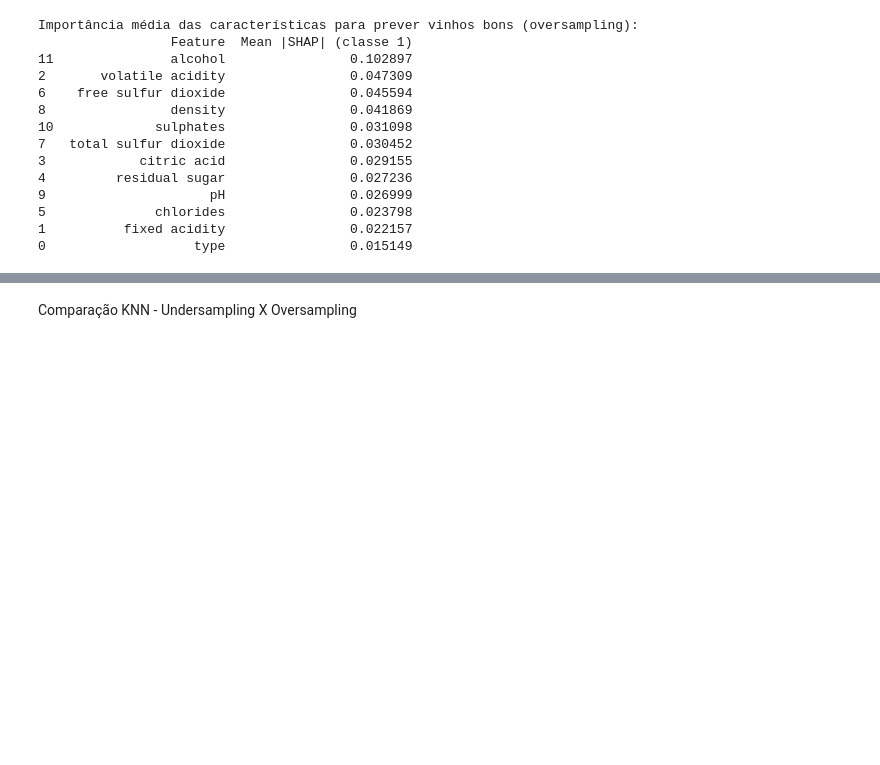
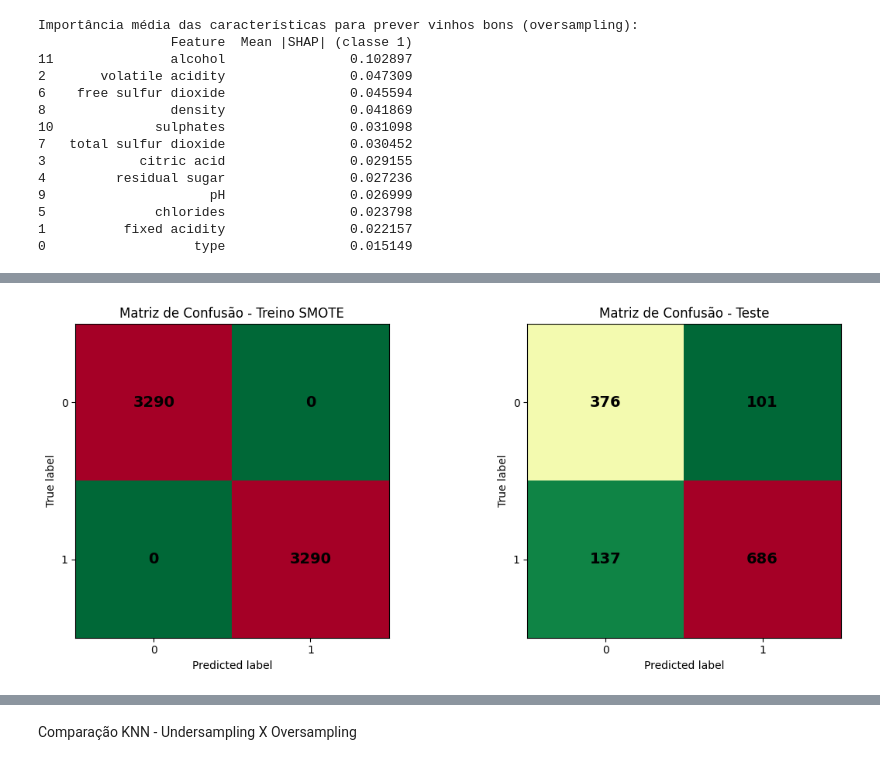
Before and after one commit to BMateusSs/Projeto-PSI3, a Jupyter notebook: knn_wine_quality.ipynb, the cells around one changed output, grey strips where cells are left out. Cells and saved outputs as stored; diff of their text form; code cells hidden in the pictures; blank space fills up the shorter version.

```diff
--- a/knn_wine_quality.ipynb
+++ b/knn_wine_quality.ipynb
@@ -521,0 +524,7 @@ Importância média das características para prever vinhos bons (oversampling):
+# %%
+# Balanceamento com SMOTE
+from imblearn.over_sampling import SMOTE
+smote = SMOTE(random_state=42)
+X_train_smote, y_train_smote = smote.fit_resample(X_train, y_train)
+print(f'\nAntes do SMOTE, treino tem {np.bincount(y_train)}')
+print(f'Depois do SMOTE, treino tem {np.bincount(y_train_smote)}')
@@ -521,0 +534,10 @@ Importância média das características para prever vinhos bons (oversampling):
+# %%
+# Normalização dos dados (fit no treino balanceado, aplicando em treino e teste)
+scaler = StandardScaler()
+X_train_smote_scaled = scaler.fit_transform(X_train_smote)
+X_test_scaled = scaler.transform(X_test)
+# %%
+# Ajuste de Hiperparâmetros com Cross-validation
+grid.fit(X_train_smote_scaled, y_train_smote)
+print("\nMelhores parâmetros encontrados (com SMOTE):", grid.best_params_)
+best_knn_smote = grid.best_estimator_
@@ -521,0 +610,25 @@ Importância média das características para prever vinhos bons (oversampling):
+# %%
+# Matrizes de Confusão para SMOTE
+fig, axes = plt.subplots(1, 2, figsize=(12, 5))
+
+ConfusionMatrixDisplay.from_estimator(
+    best_knn_smote, X_train_smote_scaled, y_train_smote,
+    ax=axes[0],
+    cmap='RdYlGn_r',
+    colorbar=False
+)
+axes[0].set_title("Matriz de Confusão - Treino SMOTE")
+
+ConfusionMatrixDisplay.from_estimator(
+    best_knn_smote, X_test_scaled, y_test,
+    ax=axes[1],
+    cmap='RdYlGn_r',
+    colorbar=False
+)
+axes[1].set_title("Matriz de Confusão - Teste")
+style_confusion_texts(axes[0])
+style_confusion_texts(axes[1])
+plt.tight_layout()
+plt.show()
+# %% [output]
+[figure, added]
```
Also changed, not shown: parts of 8 cells of this notebook.
